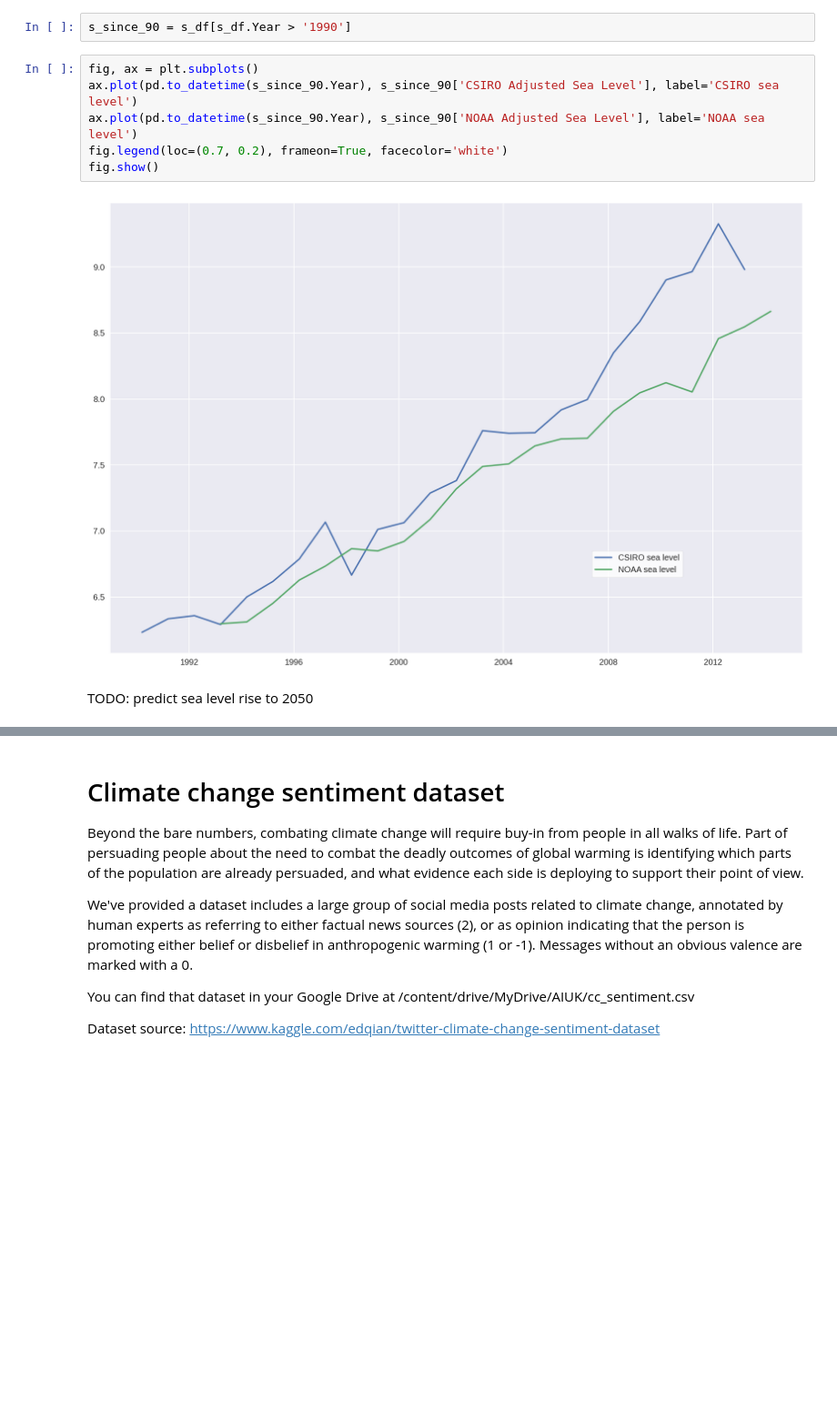
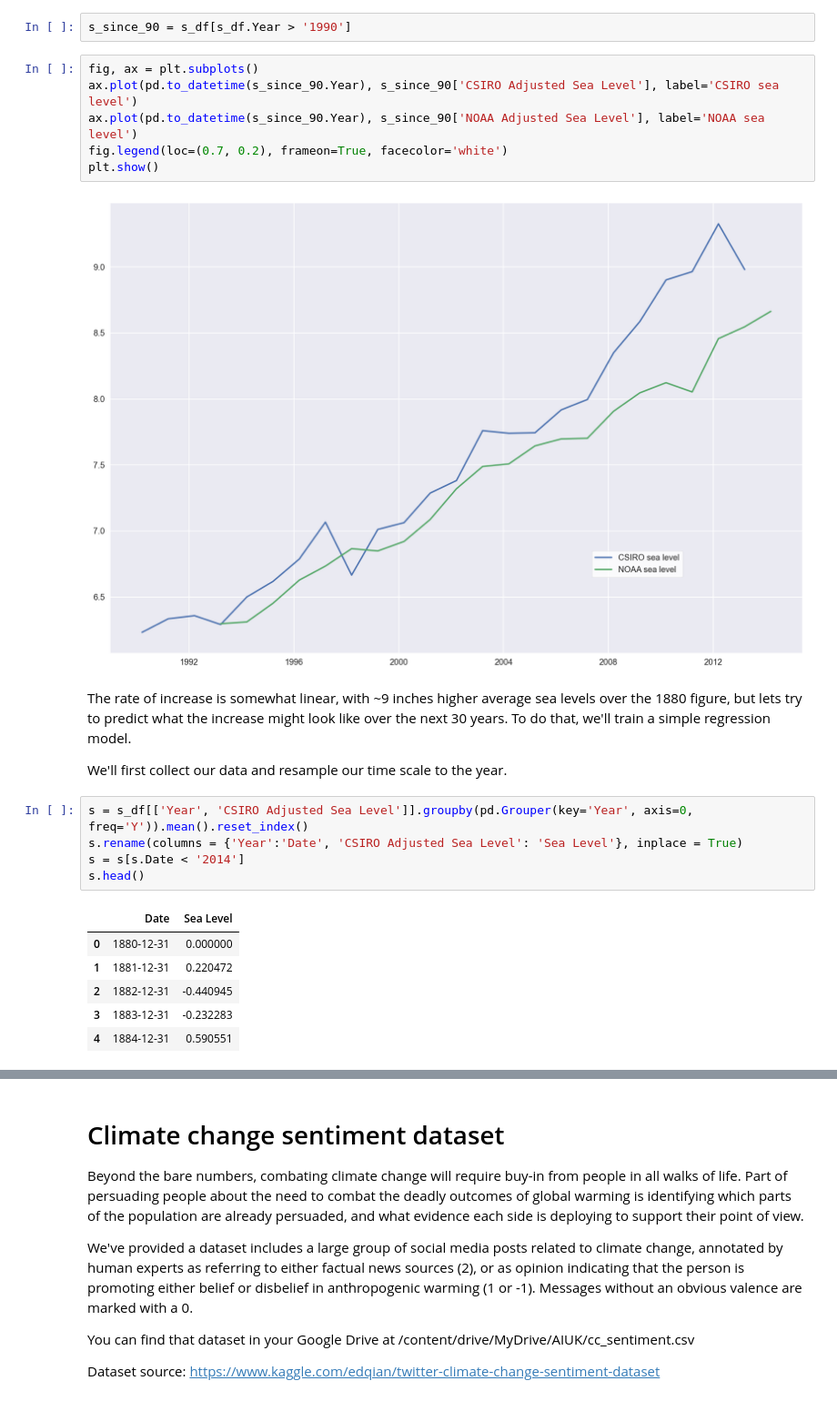
Before and after one commit to edwardchalstrey1/DSGaiuk2022, a Jupyter notebook: aiuk.ipynb, the cells around one changed output, grey strips where cells are left out. Shown at 91% size. Drawn from its saved outputs; the diff is of its cells as text; blank space fills up the shorter version.

```diff
--- a/aiuk.ipynb
+++ b/aiuk.ipynb
@@ -150,8 +149,22 @@ fig, ax = plt.subplots()
 ax.plot(pd.to_datetime(s_since_90.Year), s_since_90['CSIRO Adjusted Sea Level'], label='CSIRO sea level')
 ax.plot(pd.to_datetime(s_since_90.Year), s_since_90['NOAA Adjusted Sea Level'], label='NOAA sea level')
 fig.legend(loc=(0.7, 0.2), frameon=True, facecolor='white')
-fig.show()
+plt.show()
 # %% [output]
 [figure]
-# %% [markdown]
-TODO: predict sea level rise to 2050
+# %% [markdown]
+The rate of increase is somewhat linear, with ~9 inches higher average sea levels over the 1880 figure, but lets try to predict what the increase might look like over the next 30 years. To do that, we'll train a simple regression model.
+
+We'll first collect our data and resample our time scale to the year.
+# %%
+s = s_df[['Year', 'CSIRO Adjusted Sea Level']].groupby(pd.Grouper(key='Year', axis=0, freq='Y')).mean().reset_index()
+s.rename(columns = {'Year':'Date', 'CSIRO Adjusted Sea Level': 'Sea Level'}, inplace = True)
+s = s[s.Date < '2014']
+s.head()
+# %% [output]
+|  | Date | Sea Level |
+| 0 | 1880-12-31 | 0.000000 |
+| 1 | 1881-12-31 | 0.220472 |
+| 2 | 1882-12-31 | -0.440945 |
+| 3 | 1883-12-31 | -0.232283 |
+| 4 | 1884-12-31 | 0.590551 |
```
Also changed, not shown: parts of 13 cells of this notebook, 2 other files.
